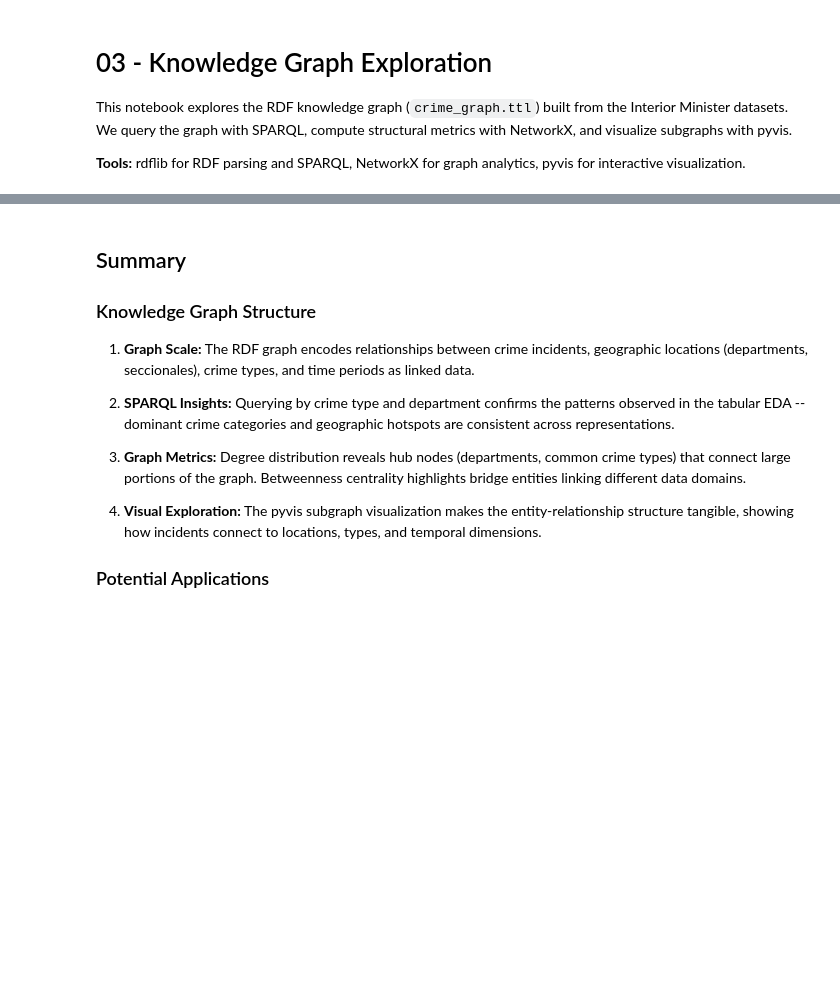
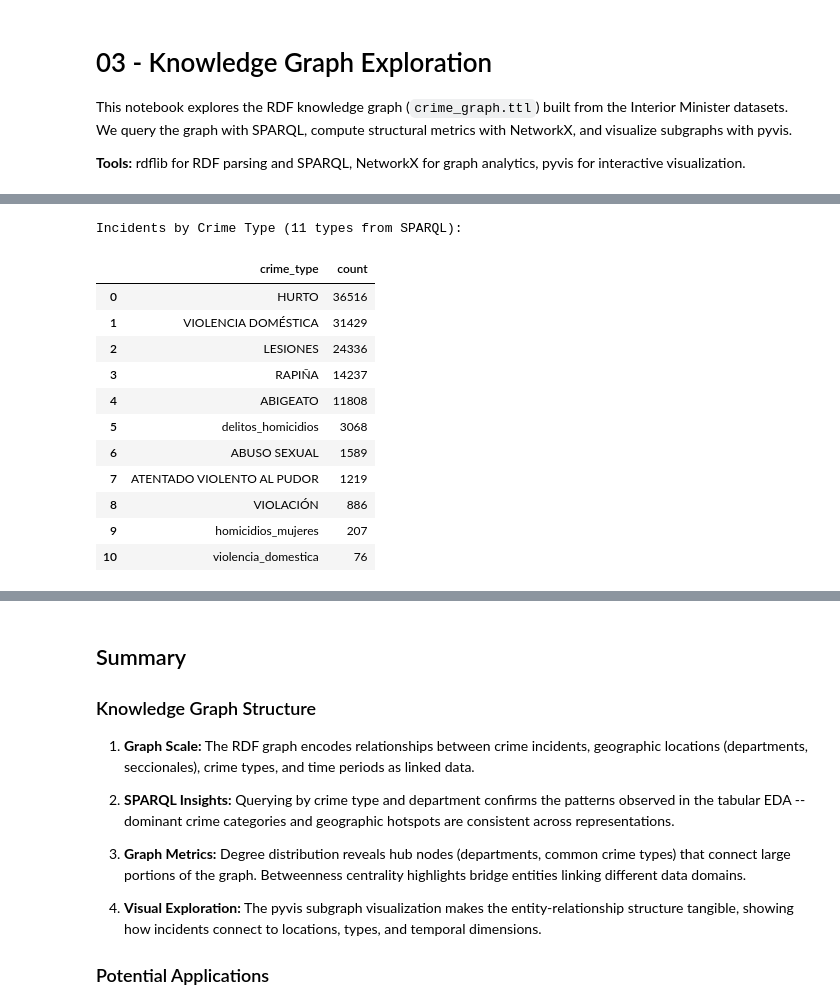
Before and after one commit to SchneiderSix/interior-minister, a Jupyter notebook: notebooks/03_knowledge_graph.ipynb, the cells around one changed output, grey strips where cells are left out. Saved outputs shown, nothing was run; the diff lists cells and outputs as text; code cells hidden in the pictures; blank space fills up the shorter version.

```diff
--- a/notebooks/03_knowledge_graph.ipynb
+++ b/notebooks/03_knowledge_graph.ipynb
@@ -58,29 +83,41 @@ for pred, count in pred_counts.most_common(15):
 # %%
 # --- SPARQL: Count incidents by crime type ---
-# Adjust the namespace URI and property names to match your ontology
+# Namespace and property names match the ontology in src/interior_minister/graph.py
 QUERY_CRIME_TYPES = """
 PREFIX rdf: <http://www.w3.org/1999/02/22-rdf-syntax-ns#>
-PREFIX rdfs: <http://www.w3.org/2000/01/rdf-schema#>
-PREFIX crime: <http://interior-minister.uy/ontology#>
+PREFIX crime: <http://interior-minister.gub.uy/ontology/crime#>
 
-SELECT ?crimeType (COUNT(?incident) AS ?count)
+SELECT ?crimeType (COUNT(?incident) AS ?total)
 WHERE {
     ?incident rdf:type crime:Incident .
-    ?incident crime:hasCrimeType ?crimeType .
+    ?incident crime:crimeType ?crimeType .
 }
 GROUP BY ?crimeType
-ORDER BY DESC(?count)
+ORDER BY DESC(?total)
 LIMIT 20
 """
 
 results = g.query(QUERY_CRIME_TYPES)
 
 crime_type_data = []
 for row in results:
-    label = str(row.crimeType).split("/")[-1].split("#")[-1]
-    crime_type_data.append({"crime_type": label, "count": int(row.count)})
+    crime_type_data.append({"crime_type": str(row.crimeType), "count": int(row.total)})
 
 df_crimes = pd.DataFrame(crime_type_data)
-print("Incidents by Crime Type (from SPARQL):")
+print(f"Incidents by Crime Type ({len(df_crimes)} types from SPARQL):")
 display(df_crimes)
+# %% [output]
+Incidents by Crime Type (11 types from SPARQL):
+|  | crime_type | count |
+| 0 | HURTO | 36516 |
+| 1 | VIOLENCIA DOMÉSTICA | 31429 |
+| 2 | LESIONES | 24336 |
+| 3 | RAPIÑA | 14237 |
+| 4 | ABIGEATO | 11808 |
+| 5 | delitos_homicidios | 3068 |
+| 6 | ABUSO SEXUAL | 1589 |
+| 7 | ATENTADO VIOLENTO AL PUDOR | 1219 |
+| 8 | VIOLACIÓN | 886 |
+| 9 | homicidios_mujeres | 207 |
+| 10 | violencia_domestica | 76 |
 # %%
```
Also changed, not shown: parts of 5 cells of this notebook, 32 other files.
